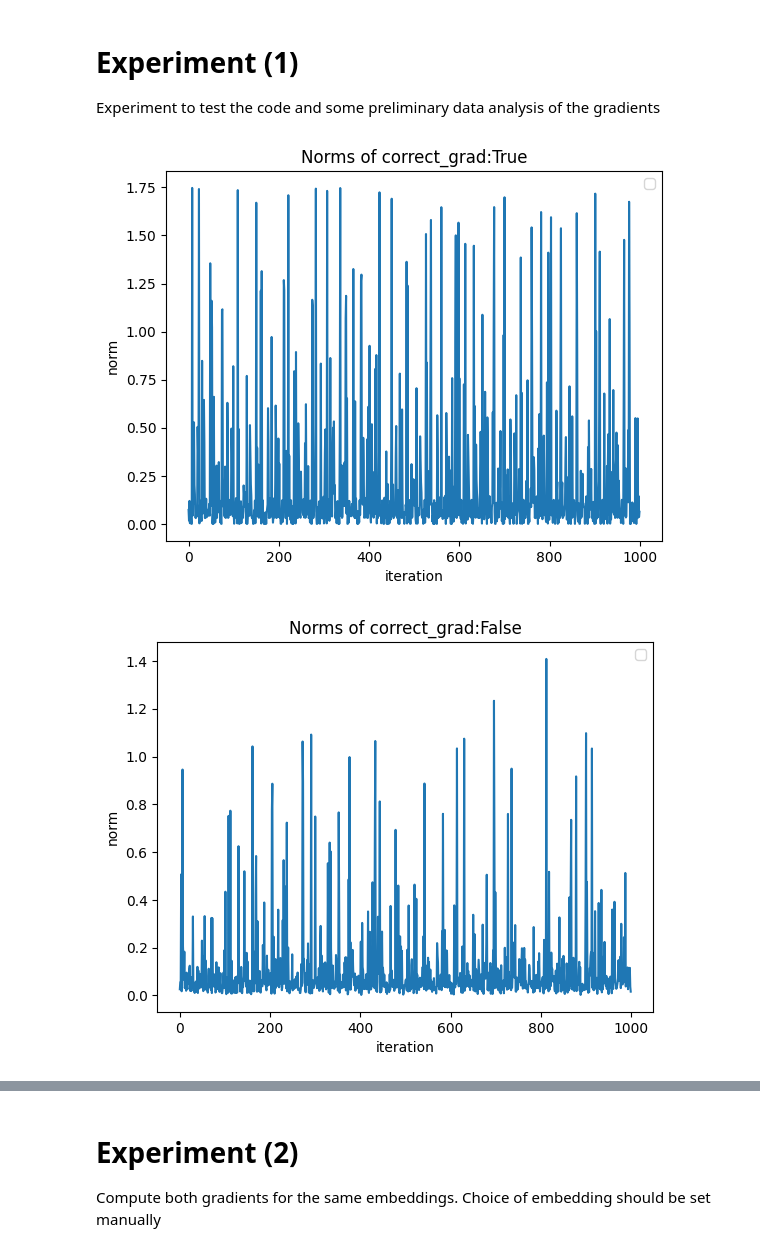
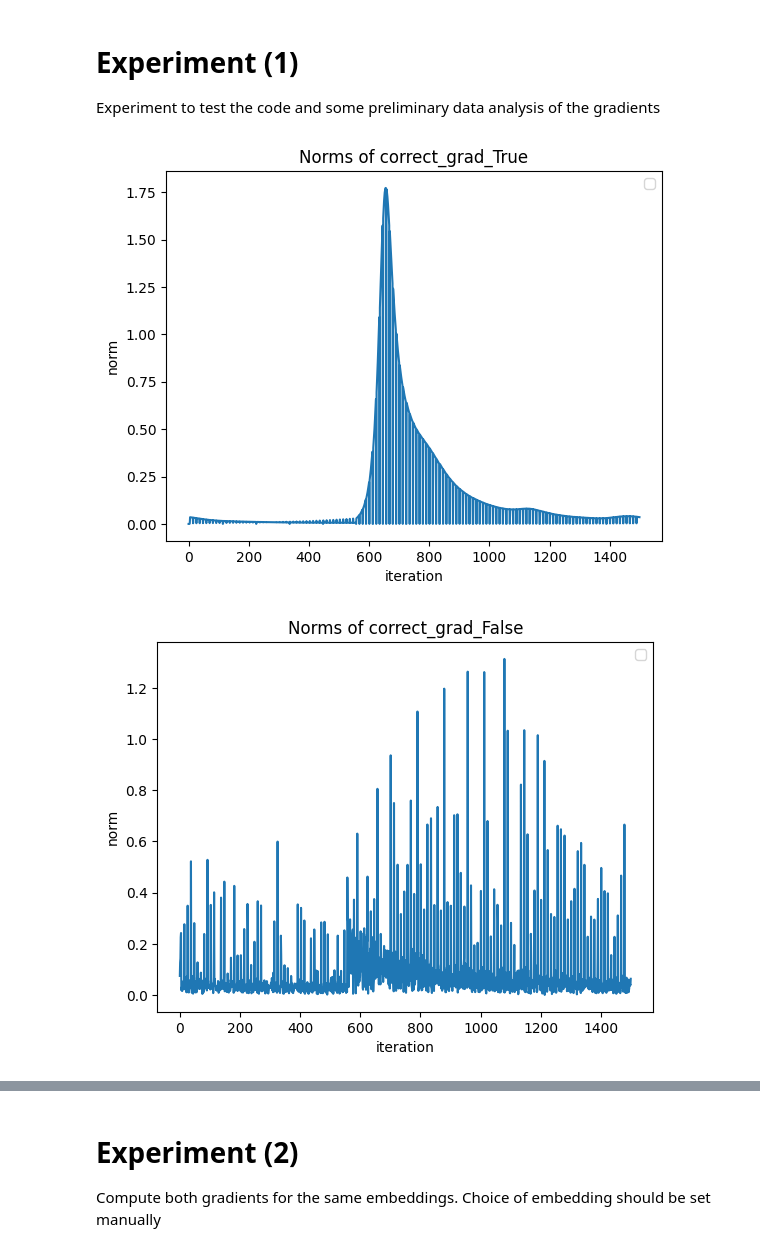
Before and after one commit to Haoranxia/hyperbolic-tsne, a Jupyter notebook: experiment_gradient.ipynb, the cells around one changed output, grey strips where cells are left out. Saved outputs shown, nothing was run; the diff lists cells and outputs as text; code cells hidden in the pictures.

```diff
--- a/experiment_gradient.ipynb
+++ b/experiment_gradient.ipynb
@@ -146,7 +167,7 @@ grad_scale_fix = True                            # Whether we multiply the gradi
 # Simple experiment with no exaggeration
 exaggeration_factor = 12
 ex_iterations = 0
-main_iterations = 1000
+main_iterations = 1500
 cf = HyperbolicKL
 # %% [markdown]
 # Run embedding
@@ -170,8 +191,8 @@ for correct_gradient in correct_gradients:
     opt_conf = opt_config(cf, learning_rate, exaggeration_factor, ex_iterations, main_iterations, exact=exact, grad_scale_fix=True, grad_fix=correct_gradient)
     opt_params = SequentialOptimizer.sequence_poincare(**opt_conf)
 
-    log_path_cf = log_path + f"correct_grad:{correct_gradient}/"
-    grad_path_grad = grad_path + f"correct_grad:{correct_gradient}/"
+    log_path_cf = log_path + f"correct_grad_{correct_gradient}/"
+    grad_path_grad = grad_path + f"correct_grad_{correct_gradient}/"
 
     opt_params, opt_conf = initialize_logger(opt_params, opt_conf, log_path_cf, grad_path_grad)
     opt_params["cf_params"].update({"grad_fix" : correct_gradient})     # So the cost function knows which gradient to use
@@ -243,42 +264,42 @@ import matplotlib.pyplot as plt
 all_norms = []
 # Read gradients from file
 for correct_gradient in correct_gradients:
-    folder_path = Path(f"temp/grad/correct_grad:{correct_gradient}")
+    folder_path = Path(f"temp/grad/correct_grad_{correct_gradient}")
     norms = []
 
     # After opening folder_path we encounter 2 more folders for the different optimizer results
     for optim_folder in folder_path.iterdir():
 
         # Open the folder and iterate over csvs
         for csv_file_path in optim_folder.iterdir():
             with csv_file_path.open('r') as file:
                 reader = csv.reader(file)
                 first_line = next(reader)
                 grad = np.array([float(val) for val in first_line])     # convert read strings to float
                 norms.append(LA.norm(grad))                             # compute norm and store value
 
     # Plot the norms
     norms = np.array(norms)
     idxs = np.array([i for i in range(norms.shape[0])])
     all_norms.append(norms)
 
     # Create a figure and axis
     fig, ax = plt.subplots()
 
     # Plot the data
     ax.plot(idxs, norms)
 
     # Add labels and title
     ax.set_xlabel('iteration')
     ax.set_ylabel('norm')
-    ax.set_title(f'Norms of correct_grad:{correct_gradient}')
+    ax.set_title(f'Norms of correct_grad_{correct_gradient}')
     ax.legend()
 
     # Show the plot
     plt.show()
 # %% [output]
-[figure, old version]
+[figure, new version]
-[figure, old version]
+[figure, new version]
 # %%
 # Norm difference of [correct gradients] - [incorrect gradients]
 norm_difference = np.abs(all_norms[0] - all_norms[1])
```
Also changed, not shown: parts of 10 cells of this notebook, 2 other files.
